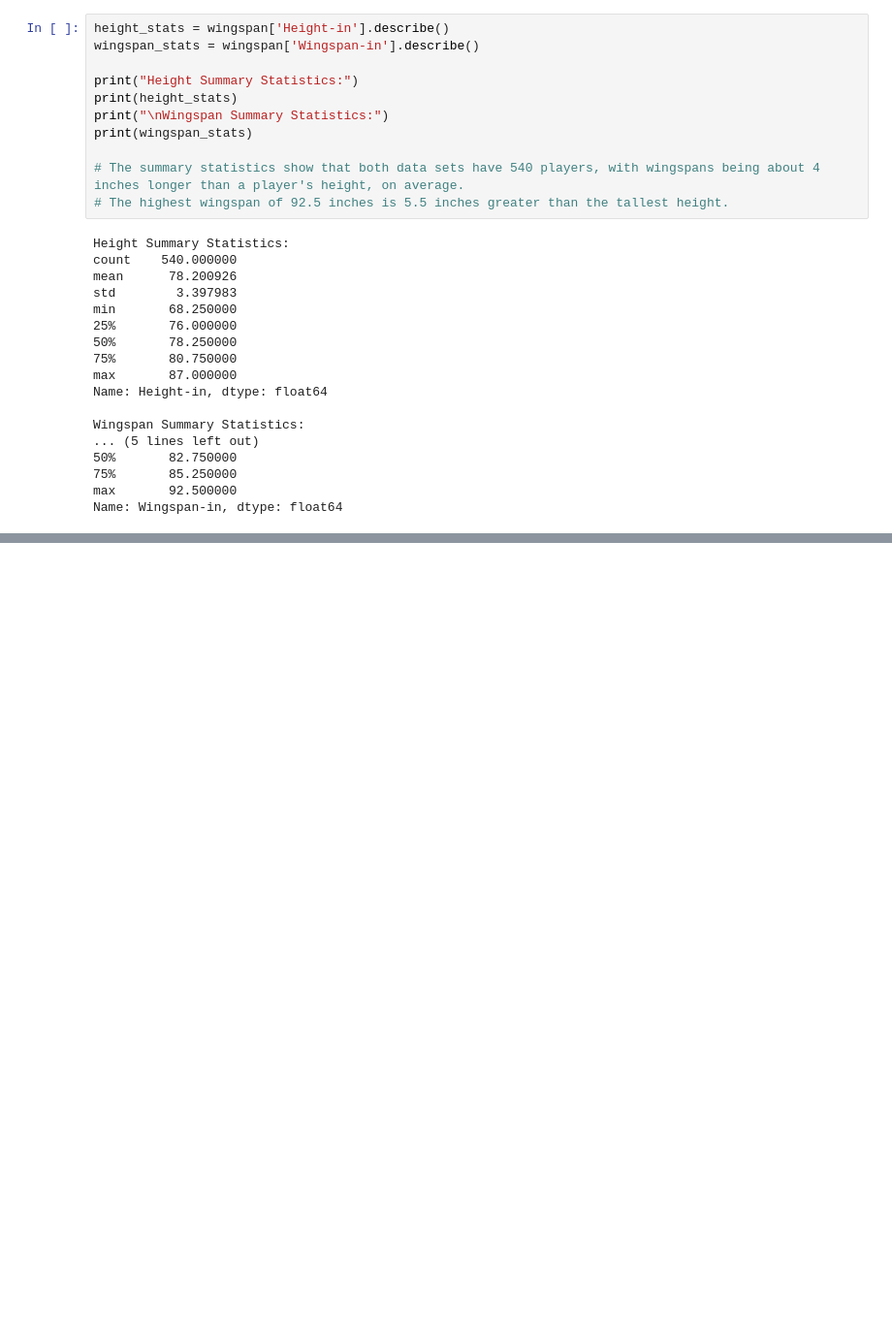
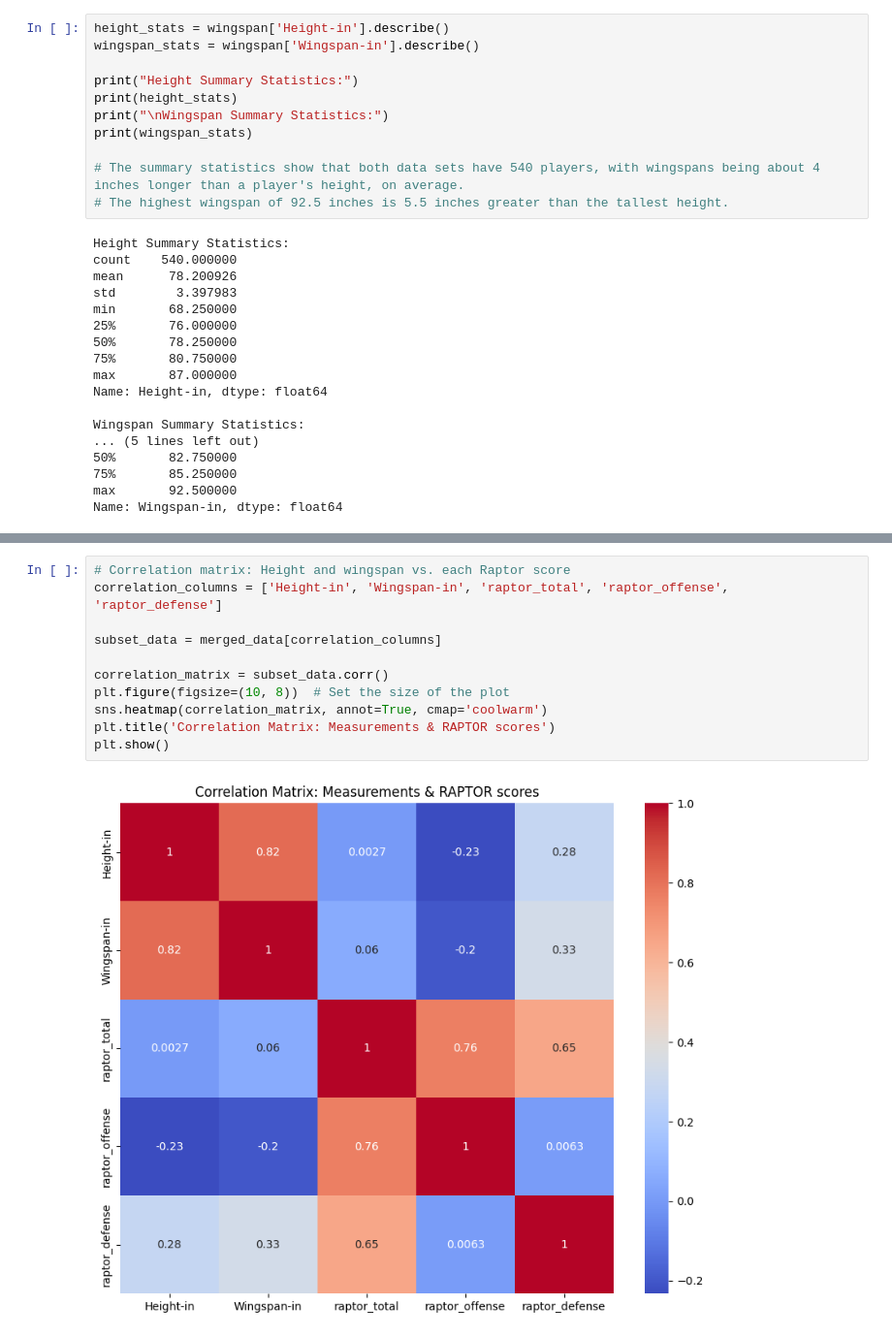
Before and after one commit to ipopStats/Nyhus_Popper_CMPS3160_Project, a Jupyter notebook: Wingspans.ipynb, the cells around one changed output, grey strips where cells are left out. Shown: that part at 97% size. Drawn from its saved outputs; the diff is of its cells as text; blank space fills up the shorter version.

```diff
--- a/Wingspans.ipynb
+++ b/Wingspans.ipynb
@@ -156,0 +216,13 @@ NameError: ignored
+# %%
+# Correlation matrix: Height and wingspan vs. each Raptor score
+correlation_columns = ['Height-in', 'Wingspan-in', 'raptor_total', 'raptor_offense', 'raptor_defense']
+
+subset_data = merged_data[correlation_columns]
+
+correlation_matrix = subset_data.corr()
+plt.figure(figsize=(10, 8))  # Set the size of the plot
+sns.heatmap(correlation_matrix, annot=True, cmap='coolwarm')
+plt.title('Correlation Matrix: Measurements & RAPTOR scores')
+plt.show()
+# %% [output]
+[figure, added]
```
Also changed, not shown: parts of 8 cells of this notebook.
